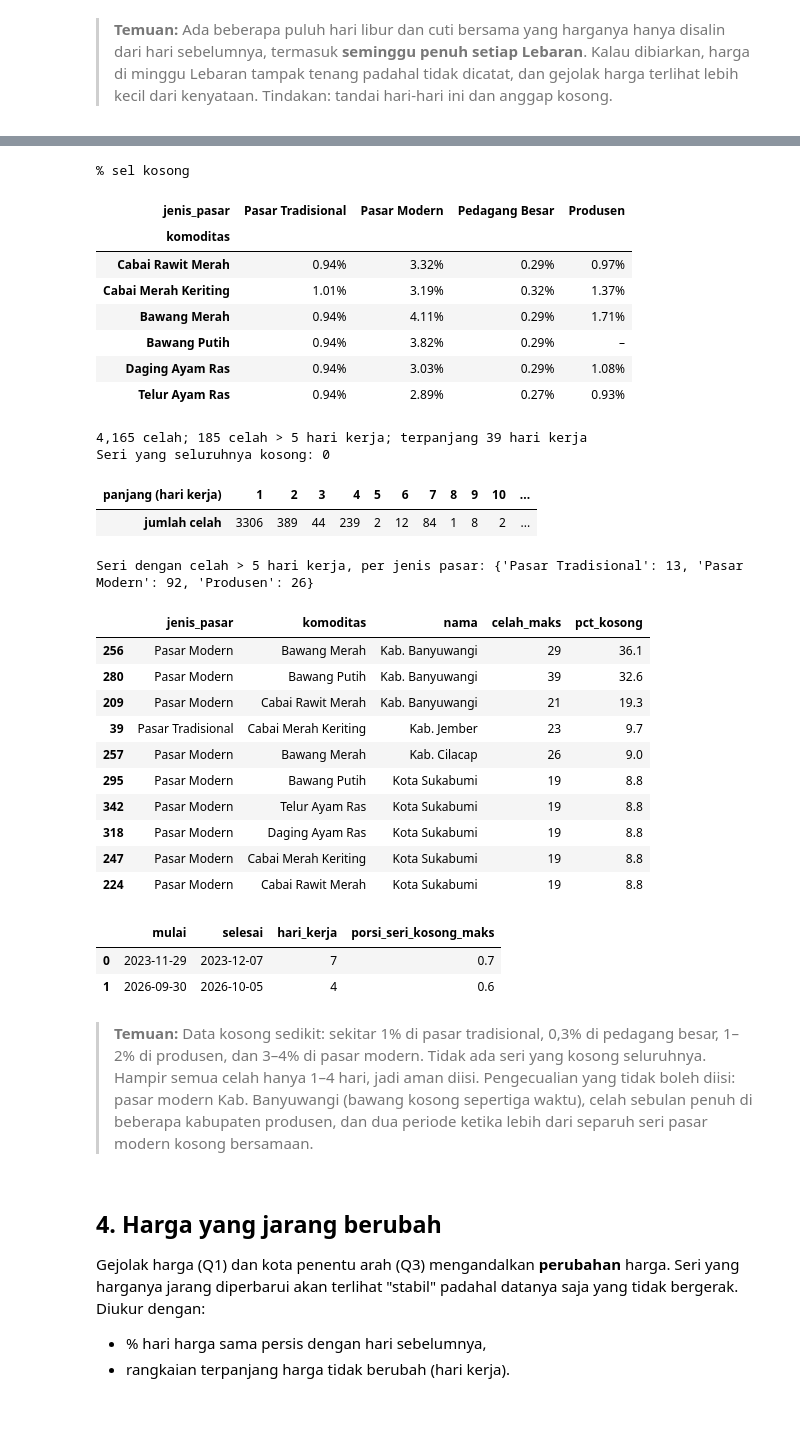
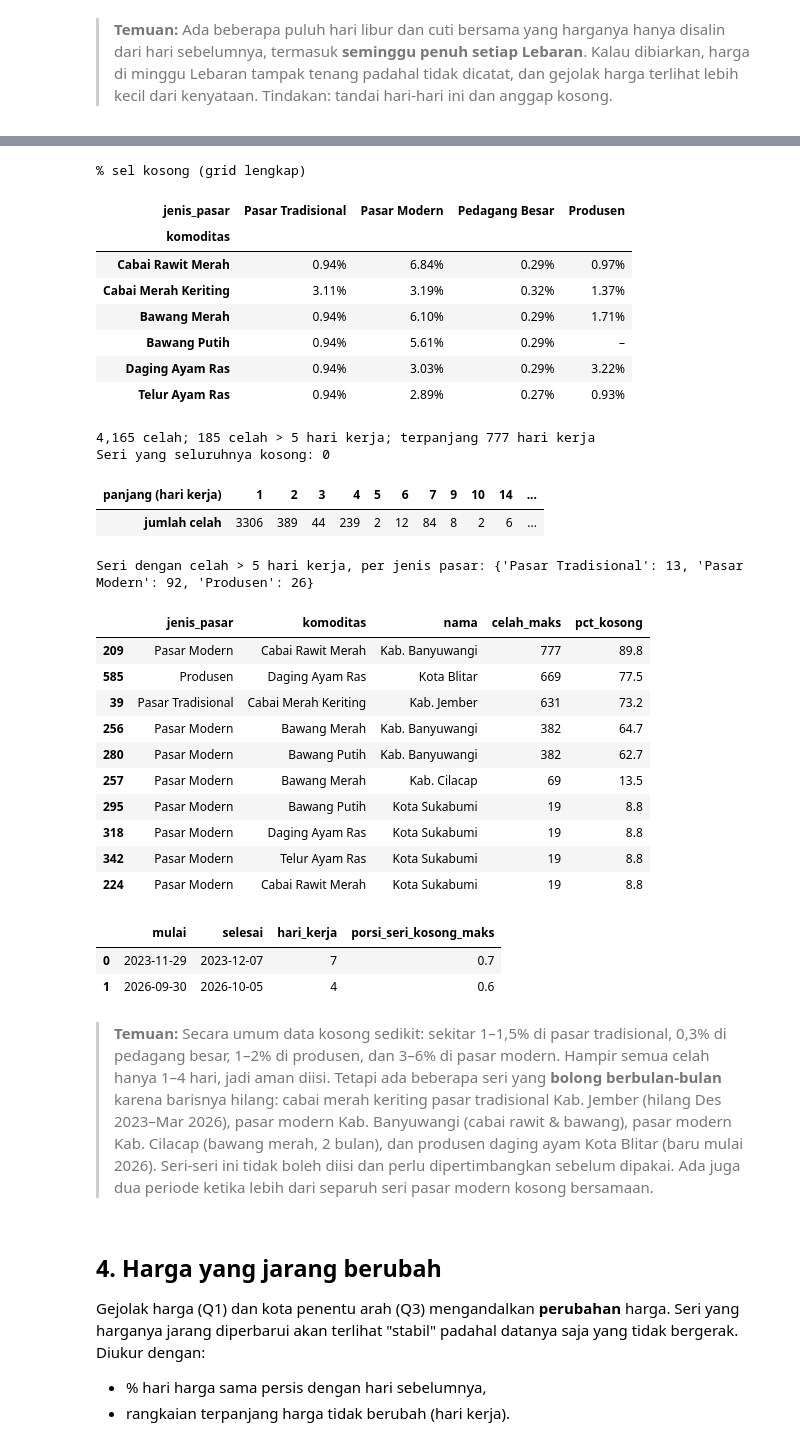
Before and after one commit to RizkyLukman/Arbitrase-Early-Warning-Harga-Pangan-Antar-Daerah-PIHPS-, a Jupyter notebook: notebooks/01_eda.ipynb, the cells around one changed output, grey strips where cells are left out. Cells and saved outputs as stored; diff of their text form; code cells hidden in the pictures; blank space fills up the shorter version.

```diff
--- a/notebooks/01_eda.ipynb
+++ b/notebooks/01_eda.ipynb
@@ -252,0 +257,15 @@ Hitungan di bawah hanya memakai baris kota.
+# %%
+hari_per_seri = kota.groupby(SERI, observed=True).tanggal.nunique()
+tidak_lengkap = hari_per_seri[hari_per_seri < len(tgl)]
+print(f"Seri yang barisnya tidak lengkap: {len(tidak_lengkap)} dari {len(hari_per_seri)}")
+display(tidak_lengkap.rename("tanggal_ada").to_frame().assign(tanggal_hilang=len(tgl) - tidak_lengkap))
+
+# lengkapi grid: setiap seri x semua tanggal kerja; baris yang ditambahkan = kosong
+idx = pd.MultiIndex.from_tuples([(*k, t) for k in hari_per_seri.index for t in tgl], names=SERI + ["tanggal"])
+kota_g = (kota.set_index(SERI + ["tanggal"])[["harga", "provinsi"]].reindex(idx).reset_index())
+kota_g["provinsi"] = kota_g.groupby(SERI, observed=True).provinsi.transform("first")
+kota_g["kosong"] = kota_g.harga.isna()
+kota_g["komoditas"] = pd.Categorical(kota_g.komoditas, categories=list(KOMODITAS.values()), ordered=True)
+kota_g["jenis_pasar"] = pd.Categorical(kota_g.jenis_pasar, categories=PASAR, ordered=True)
+kota_g = kota_g.sort_values(SERI + ["tanggal"]).reset_index(drop=True)
+print(f"Baris setelah grid dilengkapi: {len(kota_g):,} (+{len(kota_g) - len(kota):,})")
@@ -253,15 +283,15 @@ Hitungan di bawah hanya memakai baris kota.
 # %%
-(kota.pivot_table(index="komoditas", columns="jenis_pasar", values="kosong", aggfunc="mean", observed=True)
- .mul(100).round(2).style.format("{:.2f}%", na_rep="–").set_caption("% sel kosong"))
+(kota_g.pivot_table(index="komoditas", columns="jenis_pasar", values="kosong", aggfunc="mean", observed=True)
+ .mul(100).round(2).style.format("{:.2f}%", na_rep="–").set_caption("% sel kosong (grid lengkap)"))
 # %% [output]
-% sel kosong
+% sel kosong (grid lengkap)
 | jenis_pasar | Pasar Tradisional | Pasar Modern | Pedagang Besar | Produsen |
 | komoditas |  |  |  |  |
-| Cabai Rawit Merah | 0.94% | 3.32% | 0.29% | 0.97% |
-| Cabai Merah Keriting | 1.01% | 3.19% | 0.32% | 1.37% |
-| Bawang Merah | 0.94% | 4.11% | 0.29% | 1.71% |
-| Bawang Putih | 0.94% | 3.82% | 0.29% | – |
-| Daging Ayam Ras | 0.94% | 3.03% | 0.29% | 1.08% |
+| Cabai Rawit Merah | 0.94% | 6.84% | 0.29% | 0.97% |
+| Cabai Merah Keriting | 3.11% | 3.19% | 0.32% | 1.37% |
+| Bawang Merah | 0.94% | 6.10% | 0.29% | 1.71% |
+| Bawang Putih | 0.94% | 5.61% | 0.29% | – |
+| Daging Ayam Ras | 0.94% | 3.03% | 0.29% | 3.22% |
 | Telur Ayam Ras | 0.94% | 2.89% | 0.27% | 0.93% |
 # %%
 def panjang_celah(mask: np.ndarray) -> list[int]:
@@ -270,37 +300,37 @@ def panjang_celah(mask: np.ndarray) -> list[int]:
     d = np.diff(padded)
     return list(np.flatnonzero(d == -1) - np.flatnonzero(d == 1))
 
-celah = (kota.groupby(SERI, observed=True).kosong
+celah = (kota_g.groupby(SERI, observed=True).kosong
          .apply(lambda s: panjang_celah(s.to_numpy())).rename("celah").reset_index())
 semua = pd.Series([x for l in celah.celah for x in l])
 print(f"{len(semua):,} celah; {int((semua > C['gap_ffill_maks_hari']).sum())} celah > {C['gap_ffill_maks_hari']} hari kerja; "
       f"terpanjang {semua.max()} hari kerja")
-print("Seri yang seluruhnya kosong:", int(kota.groupby(SERI, observed=True).kosong.all().sum()))
+print("Seri yang seluruhnya kosong:", int(kota_g.groupby(SERI, observed=True).kosong.all().sum()))
 semua.value_counts().sort_index().rename("jumlah celah").rename_axis("panjang (hari kerja)").to_frame().T
 # %% [output]
-4,165 celah; 185 celah > 5 hari kerja; terpanjang 39 hari kerja
+4,165 celah; 185 celah > 5 hari kerja; terpanjang 777 hari kerja
 Seri yang seluruhnya kosong: 0
-| panjang (hari kerja) | 1 | 2 | 3 | 4 | 5 | 6 | 7 | 8 | 9 | 10 | ... |
-| jumlah celah | 3306 | 389 | 44 | 239 | 2 | 12 | 84 | 1 | 8 | 2 | ... |
+| panjang (hari kerja) | 1 | 2 | 3 | 4 | 5 | 6 | 7 | 9 | 10 | 14 | ... |
+| jumlah celah | 3306 | 389 | 44 | 239 | 2 | 12 | 84 | 8 | 2 | 6 | ... |
 # %%
 celah["celah_maks"] = celah.celah.apply(lambda l: max(l) if l else 0)
-celah["pct_kosong"] = kota.groupby(SERI, observed=True).kosong.mean().mul(100).values
+celah["pct_kosong"] = kota_g.groupby(SERI, observed=True).kosong.mean().mul(100).values
 panjang = celah[celah.celah_maks > C["gap_ffill_maks_hari"]]
 print("Seri dengan celah > 5 hari kerja, per jenis pasar:",
       panjang.groupby("jenis_pasar", observed=True).size().to_dict())
 panjang.sort_values("pct_kosong", ascending=False).head(10).drop(columns="celah").round(1)
 # %% [output]
 Seri dengan celah > 5 hari kerja, per jenis pasar: {'Pasar Tradisional': 13, 'Pasar Modern': 92, 'Produsen': 26}
 |  | jenis_pasar | komoditas | nama | celah_maks | pct_kosong |
-| 256 | Pasar Modern | Bawang Merah | Kab. Banyuwangi | 29 | 36.1 |
-| 280 | Pasar Modern | Bawang Putih | Kab. Banyuwangi | 39 | 32.6 |
-| 209 | Pasar Modern | Cabai Rawit Merah | Kab. Banyuwangi | 21 | 19.3 |
-| 39 | Pasar Tradisional | Cabai Merah Keriting | Kab. Jember | 23 | 9.7 |
-| 257 | Pasar Modern | Bawang Merah | Kab. Cilacap | 26 | 9.0 |
+| 209 | Pasar Modern | Cabai Rawit Merah | Kab. Banyuwangi | 777 | 89.8 |
+| 585 | Produsen | Daging Ayam Ras | Kota Blitar | 669 | 77.5 |
+| 39 | Pasar Tradisional | Cabai Merah Keriting | Kab. Jember | 631 | 73.2 |
+| 256 | Pasar Modern | Bawang Merah | Kab. Banyuwangi | 382 | 64.7 |
+| 280 | Pasar Modern | Bawang Putih | Kab. Banyuwangi | 382 | 62.7 |
+| 257 | Pasar Modern | Bawang Merah | Kab. Cilacap | 69 | 13.5 |
 | 295 | Pasar Modern | Bawang Putih | Kota Sukabumi | 19 | 8.8 |
+| 318 | Pasar Modern | Daging Ayam Ras | Kota Sukabumi | 19 | 8.8 |
 | 342 | Pasar Modern | Telur Ayam Ras | Kota Sukabumi | 19 | 8.8 |
-| 318 | Pasar Modern | Daging Ayam Ras | Kota Sukabumi | 19 | 8.8 |
-| 247 | Pasar Modern | Cabai Merah Keriting | Kota Sukabumi | 19 | 8.8 |
 | 224 | Pasar Modern | Cabai Rawit Merah | Kota Sukabumi | 19 | 8.8 |
 # %%
 # Celah serentak di pasar modern: tanggal di mana sebagian besar seri modern kosong
@@ -316,10 +346,12 @@ idx = hk.loc[serentak.index]
 | 0 | 2023-11-29 | 2023-12-07 | 7 | 0.7 |
 | 1 | 2026-09-30 | 2026-10-05 | 4 | 0.6 |
 # %% [markdown]
-> **Temuan:** Data kosong sedikit: sekitar 1% di pasar tradisional, 0,3% di pedagang besar, 1–2% di produsen,
-> dan 3–4% di pasar modern. Tidak ada seri yang kosong seluruhnya. Hampir semua celah hanya 1–4 hari, jadi aman diisi.
-> Pengecualian yang tidak boleh diisi: pasar modern Kab. Banyuwangi (bawang kosong sepertiga waktu), celah sebulan penuh
-> di beberapa kabupaten produsen, dan dua periode ketika lebih dari separuh seri pasar modern kosong bersamaan.
+> **Temuan:** Secara umum data kosong sedikit: sekitar 1–1,5% di pasar tradisional, 0,3% di pedagang besar, 1–2%
+> di produsen, dan 3–6% di pasar modern. Hampir semua celah hanya 1–4 hari, jadi aman diisi. Tetapi ada beberapa seri
+> yang **bolong berbulan-bulan** karena barisnya hilang: cabai merah keriting pasar tradisional Kab. Jember (hilang
+> Des 2023–Mar 2026), pasar modern Kab. Banyuwangi (cabai rawit & bawang), pasar modern Kab. Cilacap (bawang merah,
+> 2 bulan), dan produsen daging ayam Kota Blitar (baru mulai 2026). Seri-seri ini tidak boleh diisi dan perlu
+> dipertimbangkan sebelum dipakai. Ada juga dua periode ketika lebih dari separuh seri pasar modern kosong bersamaan.
 # %% [markdown]
 ## 4. Harga yang jarang berubah
 
```
Also changed, not shown: parts of 3 cells of this notebook, 8 other files.
